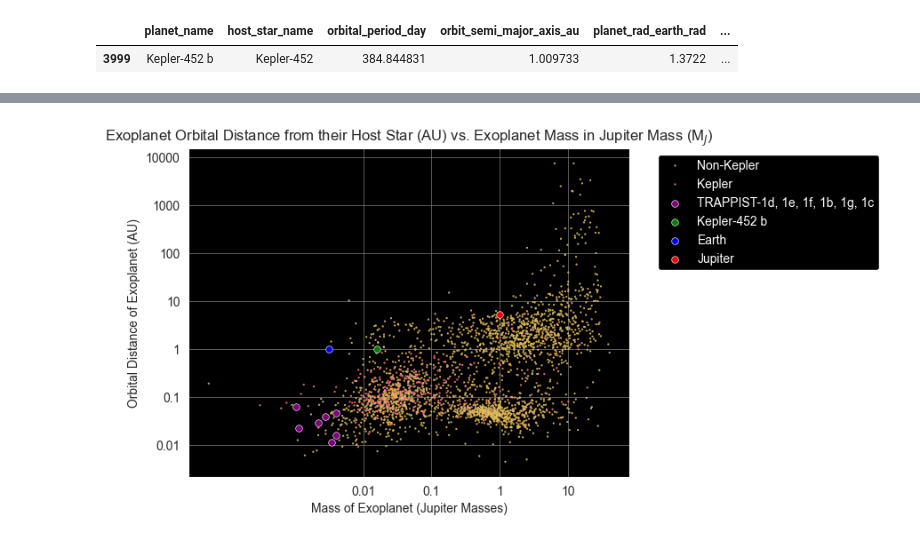
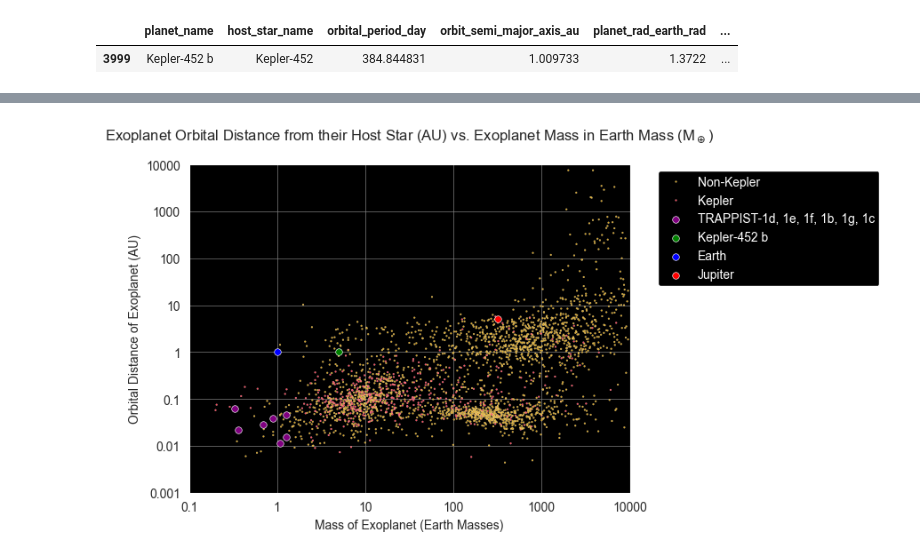
Before and after one commit to Graviton12/Exoplanet-Data-Analysis, a Jupyter notebook: exoplanetScatterplots.ipynb, the cells around one changed output, grey strips where cells are left out. Saved outputs shown, nothing was run; the diff lists cells and outputs as text; code cells hidden in the pictures.

```diff
--- a/exoplanetScatterplots.ipynb
+++ b/exoplanetScatterplots.ipynb
@@ -126,7 +132,7 @@ combined_data = pd.concat([filtered_exoplanets, earth, jupiter], ignore_index=Tr
 
 # Function to determine if a planet is Kepler or not
 def is_kepler(planet_name):
-    return 'Kepler' if 'Kepler' in planet_name else 'Non-Kepler'
+    return 'Kepler' if 'Kepler' in planet_name or 'K2' in planet_name else 'Non-Kepler'
 
 # Create a new column 'Kepler Planet' based on the 'planet_name' column
 filtered_exoplanets['Kepler Planet'] = filtered_exoplanets['planet_name'].apply(is_kepler)
@@ -140,7 +146,7 @@ sns.set_style("darkgrid", {"axes.facecolor": "black"})
 sns.scatterplot(data=filtered_exoplanets, x='planet_mass_earth_mass', y='orbital_period_day', hue='Kepler Planet', palette=colors, s=2)
 plt.xlabel('Mass of Exoplanet (Earth Masses)')
 plt.ylabel('Orbital Period of Exoplanet (Earth Days)')
-plt.title('Exoplanet Orbital Period in Earth Days vs. Exoplanet Mass in Earth Mass (M$_\oplus$)')
+plt.title('Exoplanet Orbital Period in Earth Days vs. Exoplanet Mass in Earth Mass (M$_\oplus$)', pad=20)
 
 # Set logarithmic scale for both axes
 plt.xscale('log')
@@ -155,6 +161,13 @@ plt.xticks([0.01, 0.1, 1, 10, 100, 1000, 10000], ['0.01', '0.1', '1', '10', '100
 
 # Set major ticks for the y-axis
 plt.yticks([0.01, 0.1, 1, 10, 100, 1000, 10000, 100000, 1000000, 10000000], ['0.01', '0.1', '1', '10', '100', '1000', '10000', '100000', '1000000', '10000000'])
+
+# Set x-axis limits to ensure tick marks are spread evenly
+plt.xlim(0.01, 10000)
+
+# Set y-axis limits to ensure tick marks are spread evenly
+plt.ylim(0, 10000000)
+
 
 
 # Highlight TRAPPIST points
@@ -185,22 +198,22 @@ plt.show()
 # Sample data for Jupiter (assuming data points)
 jupiter = pd.DataFrame({
     'planet_name': ['Jupiter'],
-    'planet_mass_jup_mass': [1],
+    'planet_mass_earth_mass': [317.8],  # Jupiter's mass in Earth masses
     'orbit_semi_major_axis_au': [5.2],
 })
 
-earth = pd.DataFrame( {
-     'planet_name': ['Earth'],
-    'planet_mass_jup_mass': [0.00315],
+earth = pd.DataFrame({
+    'planet_name': ['Earth'],
+    'planet_mass_earth_mass': [1],
     'orbit_semi_major_axis_au': [1]
 })
 
 # Combine the highlighted points DataFrame with the original DataFrame
-combined_data = pd.concat([filtered_exoplanets, jupiter], ignore_index=True)
+combined_data = pd.concat([filtered_exoplanets, jupiter, earth], ignore_index=True)
 
 # Function to determine if a planet is Kepler or not
 def is_kepler(planet_name):
-    return 'Kepler' if 'Kepler' in planet_name else 'Non-Kepler'
+    return 'Kepler' if 'Kepler' in planet_name or 'K2' in planet_name else 'Non-Kepler'
 
 # Create a new column 'Kepler Planet' based on the 'planet_name' column
 filtered_exoplanets['Kepler Planet'] = filtered_exoplanets['planet_name'].apply(is_kepler)
@@ -210,54 +223,56 @@ colors = {'Kepler': '#FD4659', 'Non-Kepler': 'goldenrod'}
 
 sns.set_style("darkgrid", {"axes.facecolor": "black"})
 
-# Scatter Plot: Exoplanet Orbital Distance (in AU) vs. Exoplanet Mass (in Jupiter Mass)
-sns.scatterplot(data=filtered_exoplanets, x='planet_mass_jup_mass', y='orbit_semi_major_axis_au', hue='Kepler Planet', palette=colors, s=2)
-plt.xlabel('Mass of Exoplanet (Jupiter Masses)')
+# Scatter Plot: Exoplanet Orbital Distance (in AU) vs. Exoplanet Mass (in Earth Mass)
+sns.scatterplot(data=filtered_exoplanets, x='planet_mass_earth_mass', y='orbit_semi_major_axis_au', hue='Kepler Planet', palette=colors, s=2)
+plt.xlabel('Mass of Exoplanet (Earth Masses)')
 plt.ylabel('Orbital Distance of Exoplanet (AU)')
-plt.title('Exoplanet Orbital Distance from their Host Star (AU) vs. Exoplanet Mass in Jupiter Mass (M$_J$)')
+plt.title('Exoplanet Orbital Distance from their Host Star (AU) vs. Exoplanet Mass in Earth Mass (M$_\oplus$)', pad=20)
 
 # Set logarithmic scale for both axes
 plt.xscale('log')
 plt.yscale('log')
 
 # Customize tick label format
 plt.gca().xaxis.set_major_formatter(ScalarFormatter())
 plt.gca().yaxis.set_major_formatter(ScalarFormatter())
 
 # Set major ticks for the x-axis
 plt.xticks([0.01, 0.1, 1, 10, 100, 1000, 10000], ['0.01', '0.1', '1', '10', '100', '1000', '10000'])
 
-
 # Set major ticks for the y-axis
 plt.yticks([0.001, 0.01, 0.1, 1, 10, 100, 1000, 10000], ['0.001', '0.01', '0.1', '1', '10', '100', '1000', '10000'])
 
+# Set x-axis limits to ensure tick marks are spread evenly
+plt.xlim(0.1, 10000)
+
+# Set y-axis limits to ensure tick marks are spread evenly
+plt.ylim(0, 10000)
+
 # Highlight TRAPPIST points
-highlighted_trappist= filtered_exoplanets[filtered_exoplanets['planet_name'].str.contains('TRAPPIST')]
-sns.scatterplot(data=highlighted_trappist, x='planet_mass_jup_mass', y='orbit_semi_major_axis_au', color='purple', s=30, label='TRAPPIST-1d, 1e, 1f, 1b, 1g, 1c')
+highlighted_trappist = filtered_exoplanets[filtered_exoplanets['planet_name'].str.contains('TRAPPIST')]
+sns.scatterplot(data=highlighted_trappist, x='planet_mass_earth_mass', y='orbit_semi_major_axis_au', color='purple', s=30, label='TRAPPIST-1d, 1e, 1f, 1b, 1g, 1c')
 
-# Manually set the Jupiter mass of Kepler-452 b
-kepler452b_mass = 0.01575  # Jupiter masses
-filtered_exoplanets.loc[filtered_exoplanets['planet_name'] == 'Kepler-452 b', 'planet_mass_jup_mass'] = kepler452b_mass
+# Manually set the Earth mass of Kepler-452 b
+kepler452b_mass = 5  # Earth masses (example value, adjust as needed)
+filtered_exoplanets.loc[filtered_exoplanets['planet_name'] == 'Kepler-452 b', 'planet_mass_earth_mass'] = kepler452b_mass
 
 # Highlight specific point for Kepler-452 b
 highlighted_kepler452b = filtered_exoplanets[filtered_exoplanets['planet_name'] == 'Kepler-452 b']
-sns.scatterplot(data=highlighted_kepler452b, x='planet_mass_jup_mass', y='orbit_semi_major_axis_au', color='green', s=30, label='Kepler-452 b')
+sns.scatterplot(data=highlighted_kepler452b, x='planet_mass_earth_mass', y='orbit_semi_major_axis_au', color='green', s=30, label='Kepler-452 b')
 
 # Highlight specific points for Earth and Jupiter
-sns.scatterplot(data=earth, x='planet_mass_jup_mass', y='orbit_semi_major_axis_au', color='blue', s=30, label='Earth')
-sns.scatterplot(data=jupiter, x='planet_mass_jup_mass', y='orbit_semi_major_axis_au', color='red', s=30, label='Jupiter')
-
-
-
+sns.scatterplot(data=earth, x='planet_mass_earth_mass', y='orbit_semi_major_axis_au', color='blue', s=30, label='Earth')
+sns.scatterplot(data=jupiter, x='planet_mass_earth_mass', y='orbit_semi_major_axis_au', color='red', s=30, label='Jupiter')
 
 # Change the grid color to be more visible on black background
 plt.grid(color='gray', linestyle='-', linewidth=0.5)
 
 # Adjust the legend
 legend = plt.legend(facecolor='black', edgecolor='white', framealpha=1, fontsize=10, bbox_to_anchor=(1.05, 1))
 for text in legend.get_texts():
     text.set_color('white')
 
 plt.show()
 # %% [output]
-[figure, old version]
+[figure, new version]
```
Also changed, not shown: parts of 5 cells of this notebook.
